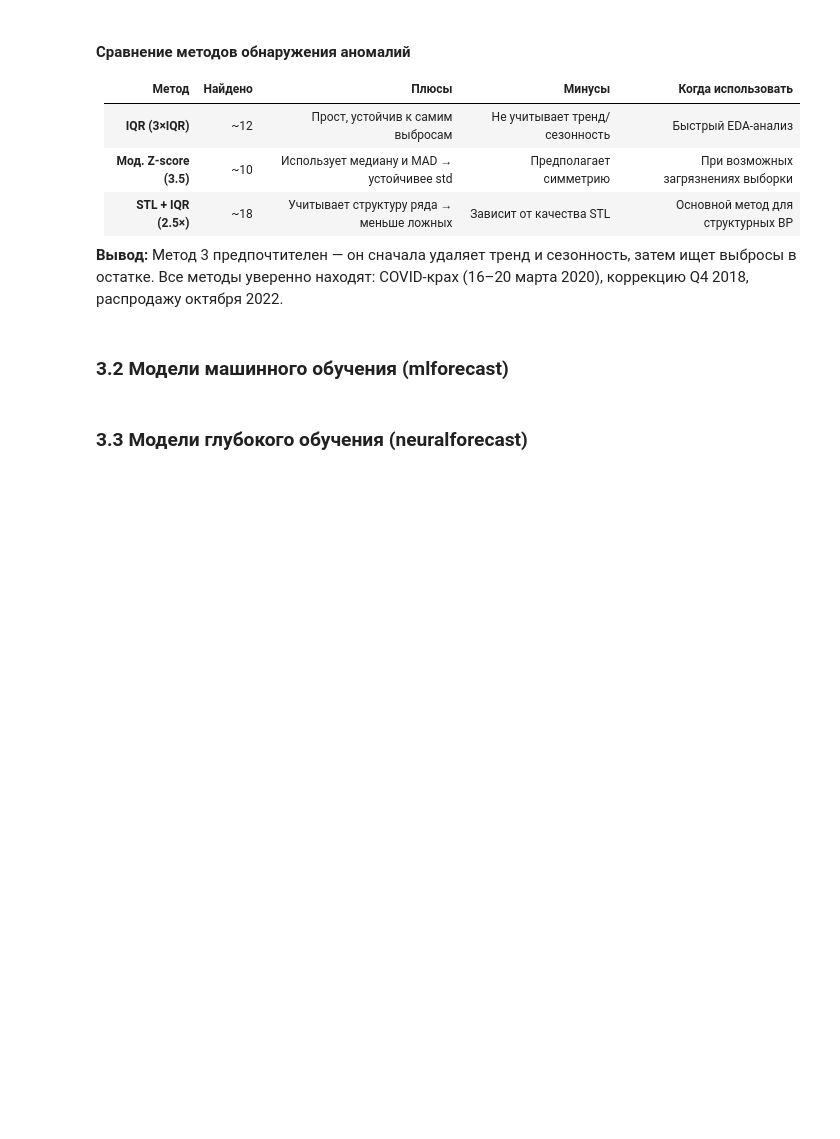
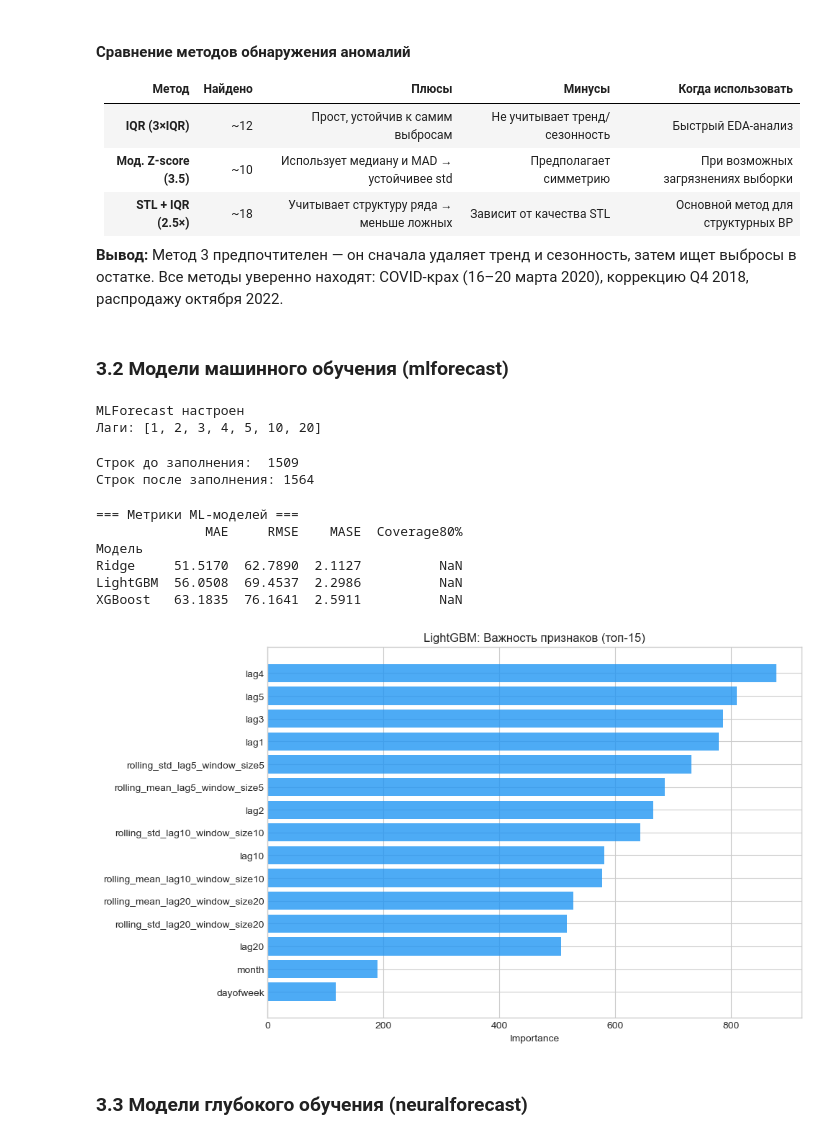
Before and after one commit to CubaCuba1/SP500-TimeSeriesAnalysis, a Jupyter notebook: notebooks/sp500_ts_analysis.ipynb, the cells around one changed output. Drawn from its saved outputs; the diff is of its cells as text; code cells hidden in the pictures; blank space fills up the shorter version.

```diff
--- a/notebooks/sp500_ts_analysis.ipynb
+++ b/notebooks/sp500_ts_analysis.ipynb
@@ -200,7 +312,7 @@ print("Сезонность по дням:", "значима (p<0.05)" if p<0.05
 from statsforecast import StatsForecast
 from statsforecast.models import (
     AutoARIMA, AutoETS, AutoTheta, DynamicOptimizedTheta,
-    Naive, SeasonalNaive, CES
+    Naive, SeasonalNaive,
 )
 
 H = 10        # горизонт
@@ -212,18 +324,15 @@ models = [
     AutoARIMA(                             # Автоподбор ARIMA
         season_length=SEASON, d=1,
         max_p=3, max_q=3,
-        information_criterion='aicc',
+        ic='aicc',
         approximation=False,
     ),
     AutoETS(                               # Автоподбор ETS (ZZZ = полный перебор)
         season_length=SEASON,
         model='ZZZ',
     ),
-    AutoTheta(season_length=SEASON),       # Theta — лидер M3/M4
-    DynamicOptimizedTheta(                 # Динамическая Theta
-        season_length=SEASON,
-    ),
-    CES(season_length=SEASON),             # Complex Exponential Smoothing
+    AutoTheta(season_length=SEASON),       # Theta
+    DynamicOptimizedTheta(season_length=SEASON),                # Динамическая Theta
 ]
 
 sf = StatsForecast(models=models, freq='B', n_jobs=-1, verbose=False)
@@ -447,6 +652,7 @@ plt.show()
 # %%
 from mlforecast import MLForecast
 from mlforecast.target_transforms import Differences
+from mlforecast.lag_transforms import RollingMean, RollingStd
 from lightgbm import LGBMRegressor
 from sklearn.linear_model import Ridge
 from xgboost import XGBRegressor
@@ -468,45 +674,76 @@ ml_models = {
 mlf = MLForecast(
     models=ml_models,
     freq='B',
-    lags=[1, 2, 3, 4, 5, 10, 20],      # лаги авторегрессии
+    lags=[1, 2, 3, 4, 5, 10, 20],
     lag_transforms={
-        5:  [('rolling_mean', 5),  ('rolling_std', 5)],
-        10: [('rolling_mean', 10), ('rolling_std', 10)],
-        20: [('rolling_mean', 20), ('rolling_std', 20)],
+        5:  [RollingMean(window_size=5),  RollingStd(window_size=5)],
+        10: [RollingMean(window_size=10), RollingStd(window_size=10)],
+        20: [RollingMean(window_size=20), RollingStd(window_size=20)],
     },
     date_features=['dayofweek', 'month', 'quarter'],
-    target_transforms=[Differences([1])],  # дифференцирование → стационарный ряд
+    target_transforms=[Differences([1])],
 )
 
 print("MLForecast настроен")
-print(f"Лаги: {mlf.lags}")
-print(f"Трансформации цели: {mlf.target_transforms}")
+print(f"Лаги: {mlf.ts.lags}")
+# %% [output]
+MLForecast настроен
+Лаги: [1, 2, 3, 4, 5, 10, 20]
+# %%
+# Заполняем пропуски в бизнес-днях (американские праздники)
+# sf_df может не иметь некоторых дат которые pandas считает рабочими
+sf_df_filled = (
+    sf_df
+    .set_index('ds')
+    .reindex(pd.bdate_range(sf_df['ds'].min(), sf_df['ds'].max()))
+    .ffill()
+    .reset_index()
+    .rename(columns={'index': 'ds'})
+)
+sf_df_filled['unique_id'] = 'sp500'
+sf_df_filled = sf_df_filled[['unique_id', 'ds', 'y']]
+
+print(f"Строк до заполнения:  {len(sf_df)}")
+print(f"Строк после заполнения: {len(sf_df_filled)}")
+# %% [output]
+Строк до заполнения:  1509
+Строк после заполнения: 1564
 # %%
 # Walk-Forward CV для ML
 cv_ml = mlf.cross_validation(
-    df=sf_df, h=H, step_size=H, n_windows=5
+    df=sf_df_filled, h=H, step_size=H, n_windows=5
 )
 ml_metrics = compute_all_metrics(cv_ml, list(ml_models.keys()))
 print("=== Метрики ML-моделей ===")
 print(ml_metrics.sort_values('MASE').to_string())
+# %% [output]
+=== Метрики ML-моделей ===
+              MAE     RMSE    MASE  Coverage80%
+Модель
+Ridge     51.5170  62.7890  2.1127          NaN
+LightGBM  56.0508  69.4537  2.2986          NaN
+XGBoost   63.1835  76.1641  2.5911          NaN
 # %%
 # Важность признаков LightGBM
-mlf.fit(sf_df)
+mlf.fit(sf_df_filled)
+ml_forecast = mlf.predict(h=H)
 
 lgbm_model = mlf.models_['LightGBM']
 feat_names = mlf.ts.features_order_
 importances = lgbm_model.feature_importances_
 
 feat_df = pd.DataFrame({'feature': feat_names, 'importance': importances})
 feat_df = feat_df.sort_values('importance', ascending=True).tail(15)
 
 fig, ax = plt.subplots(figsize=(10, 6))
 ax.barh(feat_df['feature'], feat_df['importance'], color=COLORS[0], alpha=0.8)
 ax.set_title('LightGBM: Важность признаков (топ-15)', fontsize=12)
 ax.set_xlabel('Importance')
 plt.tight_layout()
 plt.savefig('../outputs/08_feature_importance.png', dpi=150, bbox_inches='tight')
 plt.show()
+# %% [output]
+[figure, added]
 # %% [markdown]
 ### 3.3 Модели глубокого обучения (neuralforecast)
 # %%
```
Also changed, not shown: parts of 25 cells of this notebook.
